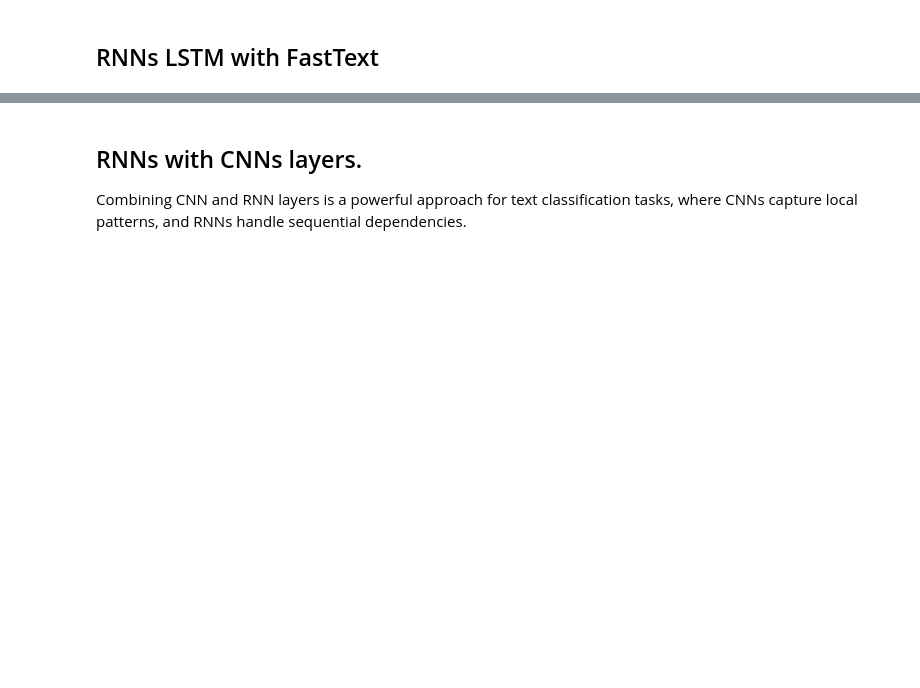
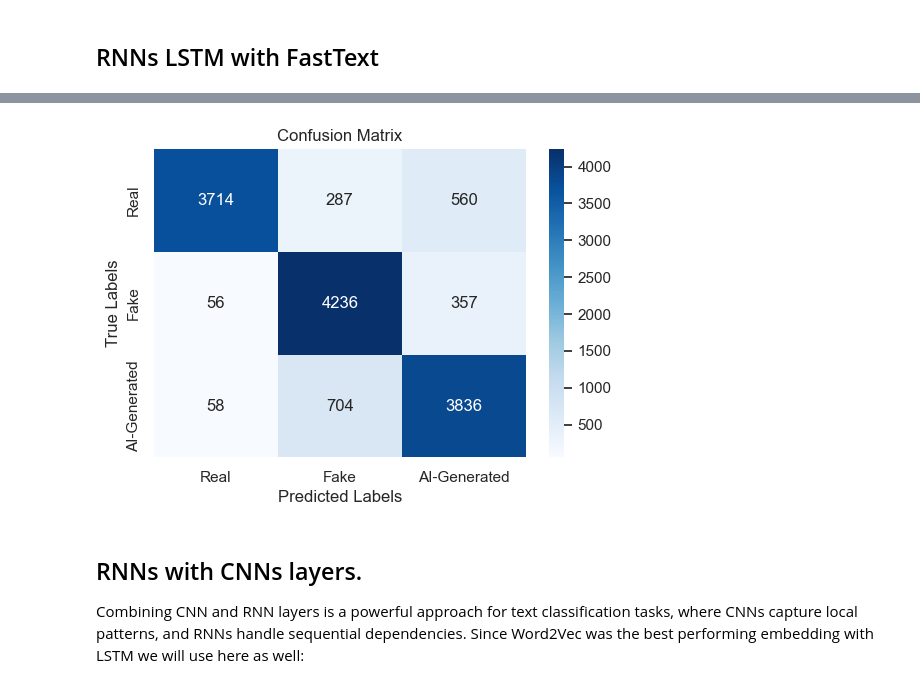
Before and after one commit to yasmine-11/FP-Fake-News-Detection, a Jupyter notebook: Fake-News-Detection.ipynb, the cells around one changed output, grey strips where cells are left out. Saved outputs shown, nothing was run; the diff lists cells and outputs as text; code cells hidden in the pictures; blank space fills up the shorter version.

```diff
--- a/Fake-News-Detection.ipynb
+++ b/Fake-News-Detection.ipynb
@@ -1568,0 +1771,14 @@ fasttext_lstm_model.summary()
+# %%
+embedding_dim = 300  # FastText vectors are 300-dimensional
+
+# Create an embedding matrix
+embedding_matrix = np.zeros((len(tokenizer.word_index) + 1, embedding_dim))
+
+for word, i in tokenizer.word_index.items():
+    try:
+        # Get FastText vector for the word
+        embedding_vector = fasttext_model[word]
+        embedding_matrix[i] = embedding_vector
+    except KeyError:
+        # If the word is not in the FastText vocabulary, leave as zeros
+        embedding_matrix[i] = np.zeros(embedding_dim)
@@ -1569,5 +1832,5 @@ fasttext_lstm_model.summary()
 # %%
-fasttext_lstm_model.fit(X_train, y_train,
-                        epochs=20,
-                        batch_size=64,
-                        validation_data=(X_test, y_test))
+history = fasttext_lstm_model.fit(X_train, y_train,
+                    epochs=10,
+                    batch_size=32,
+                    validation_data=(X_test, y_test))
@@ -1578,15 +1866,22 @@ print(f"Test Accuracy: {test_accuracy:.4f}")
 # %%
-# Define the label names
+# Get predictions in probability form
+y_pred_probs = fasttext_lstm_model.predict(X_test)
+
+# Convert to class indices (the highest probability)
+y_pred = np.argmax(y_pred_probs, axis=1)
+
+# Convert the true labels if they are one-hot encoded
+y_true = np.argmax(y_test, axis=1) if y_test.ndim > 1 else y_test
+
+# Compute the confusion matrix
+cm = confusion_matrix(y_true, y_pred)
+
+# Plotting
 labels = ['Real', 'Fake', 'AI-Generated']
-
-# Compute confusion matrix
-cm = confusion_matrix(X_test, y_test)
-
-# Plot confusion matrix with clearer labels
 plt.figure(figsize=(6, 4))
-sns.heatmap(cm, annot=True, fmt='g', cmap='Blues',
-            xticklabels=labels, yticklabels=labels)
+sns.heatmap(cm, annot=True, fmt='g', cmap='Blues', xticklabels=labels, yticklabels=labels)
 plt.xlabel('Predicted Labels')
 plt.ylabel('True Labels')
 plt.title('Confusion Matrix')
 plt.show()
+# %% [output]
@@ -1593,3 +1889,5 @@ plt.show()
+[figure, added]
 # %% [markdown]
 ## RNNs with CNNs layers.
 Combining CNN and RNN layers is a powerful approach for text classification tasks, where CNNs capture local patterns, and RNNs handle sequential dependencies.
+Since Word2Vec was the best performing embedding with LSTM we will use here as well:
```
Also changed, not shown: parts of 114 cells of this notebook.
